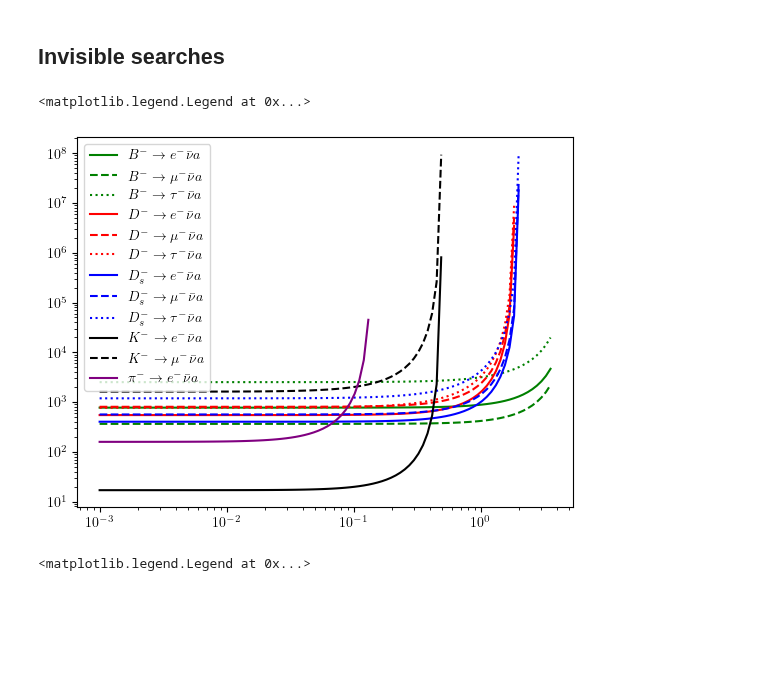
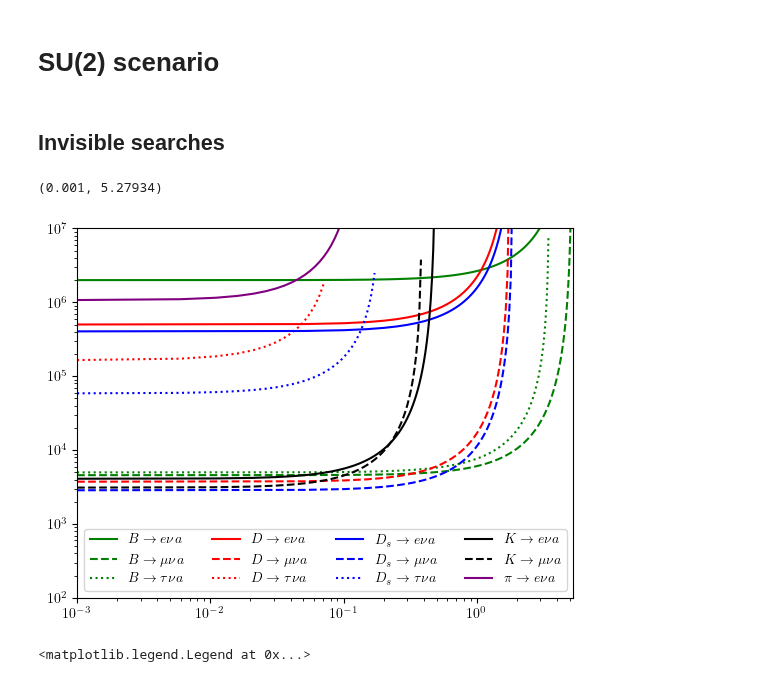
Before and after one commit to Jorge-Alda/tauALPs, a Jupyter notebook: PseudoScalar/mesondecays/meson_EW.ipynb, the cells around one changed output. Drawn from its saved outputs; the diff is of its cells as text; code cells hidden in the pictures; blank space fills up the shorter version.

```diff
--- a/PseudoScalar/mesondecays/meson_EW.ipynb
+++ b/PseudoScalar/mesondecays/meson_EW.ipynb
@@ -14,3 +7,5 @@ def BR_ratio(mP, ml, ma):
+# %% [markdown]
+# SU(2) scenario
 # %% [markdown]
 ## Invisible searches
 # %%
@@ -32,39 +27,36 @@ m_lep = {'e': me, 'mu': mmu, 'tau': mtau}
 
 #(SM, exp, err_exp)
 exp_lims = {('B', 'e'): (8.37e-12, 0, 9.8e-7),
-            ('B', 'mu'): (3.57, 5.3, (2**2+0.9**2)**0.5),
-            ('B', 'tau'): (7.95, 7.2, (2.7**2+1.1**2)**0.5),
+            ('B', 'mu'): np.array((3.57, 5.3, (2**2+0.9**2)**0.5))*1e-7,
+            ('B', 'tau'): np.array((7.95, 7.2, (2.7**2+1.1**2)**0.5))*1e-5,
             ('D', 'e'): (9.51e-9, 0, 8.8e-6),
-            ('D', 'mu'): (4.04, 3.71, (0.19**2+0.06**2)**0.5),
-            ('D', 'tau'): (1.08, 1.2, (0.24**2+0.12**2)**0.5),
+            ('D', 'mu'): np.array((4.04, 3.71, (0.19**2+0.06**2)**0.5))*1e-4,
+            ('D', 'tau'): np.array((1.08, 1.2, (0.24**2+0.12**2)**0.5))*1e-3,
             ('Ds', 'e'): (1.24e-7, 0, 8.3e-5),
-            ('Ds', 'mu'): (5.28, 5.49, 0.17),
-            ('Ds', 'tau'): (5.15, 4.83, (0.65**2+0.26**2)**0.5),
-            ('K', 'e'): (1.62, 1.582, 0.007),
+            ('Ds', 'mu'): np.array((5.28, 5.49, 0.17))*1e-3,
+            ('Ds', 'tau'): np.array((5.15, 4.83, (0.65**2+0.26**2)**0.5))*1e-2,
+            ('K', 'e'): np.array((1.62, 1.582, 0.007))*1e-5,
             ('K', 'mu'): (0.629, 0.6356, 0.0011),
             ('pi', 'e'): (1.2352, 1.2344, (0.0023**2+0.0019**2)**0.5), #1506.05845
+            #('pi', 'mu'): (1, 0.999877, 4e-7)
             }
 # %%
 c = {'B': 'g', 'Ds': 'b', 'D': 'r', 'K': 'k', 'pi': 'purple'}
 ls = {'e': 'solid', 'mu':'dashed', 'tau':'dotted'}
 tex = {'B': 'B', 'Ds': r'D_s', 'D': 'D', 'K': 'K', 'e':'e', 'mu': r'\mu', 'tau':r'\tau', 'pi': r'\pi'}
 
-ma_list = [10**x for x in np.linspace(-3, np.log10(2*mtau), 100)]
-for meson in ['B', 'D', 'Ds', 'K', 'pi']:
-    if meson == 'K':
-        leplist = ['e', 'mu']
-    elif meson == 'pi':
-        leplist = ['e']
-    else:
-        leplist = ['e', 'mu', 'tau']
-    for lep in leplist:
-        bound = [np.sqrt((exp_lims[(meson, lep)][2]/exp_lims[(meson, lep)][0])/BR_ratio(m_meson[meson], m_lep[lep], 10**x)) for x in np.linspace(-3, np.log10(2*mtau), 100)]
-        plt.loglog(ma_list, bound, label='$' + tex[meson] + r'^- \to ' + tex[lep] + r'^- \bar{\nu} a$', c=c[meson], ls=ls[lep])
-plt.legend()
+for decay in exp_lims.keys():
+    meson = decay[0]
+    lep = decay[1]
+    df = pd.read_csv(f'gl{meson.capitalize()}to{lep.capitalize()}.dat', sep='\t', names=['ma', 'BR'])
+    plt.loglog(df['ma'], np.sqrt(exp_lims[decay][2]/df['BR']), lw=1.5, c=c[meson], ls=ls[lep], label= '$' + tex[meson] + r' \to ' + tex[lep] + r'\nu a$')
+plt.legend(ncols=4)
+plt.ylim(1e2, 1e7)
+plt.xlim(1e-3, mB)
 #plt.ylim([1e2, 1e7])
 # %% [output]
-<matplotlib.legend.Legend at 0x...>
+(0.001, 5.27934)
-[figure, old version]
+[figure, new version]
 # %%
 def tau_alp(ma, cll):
     if ma > 2*mtau:
```
Also changed, not shown: parts of 27 cells of this notebook, 56 other files.
